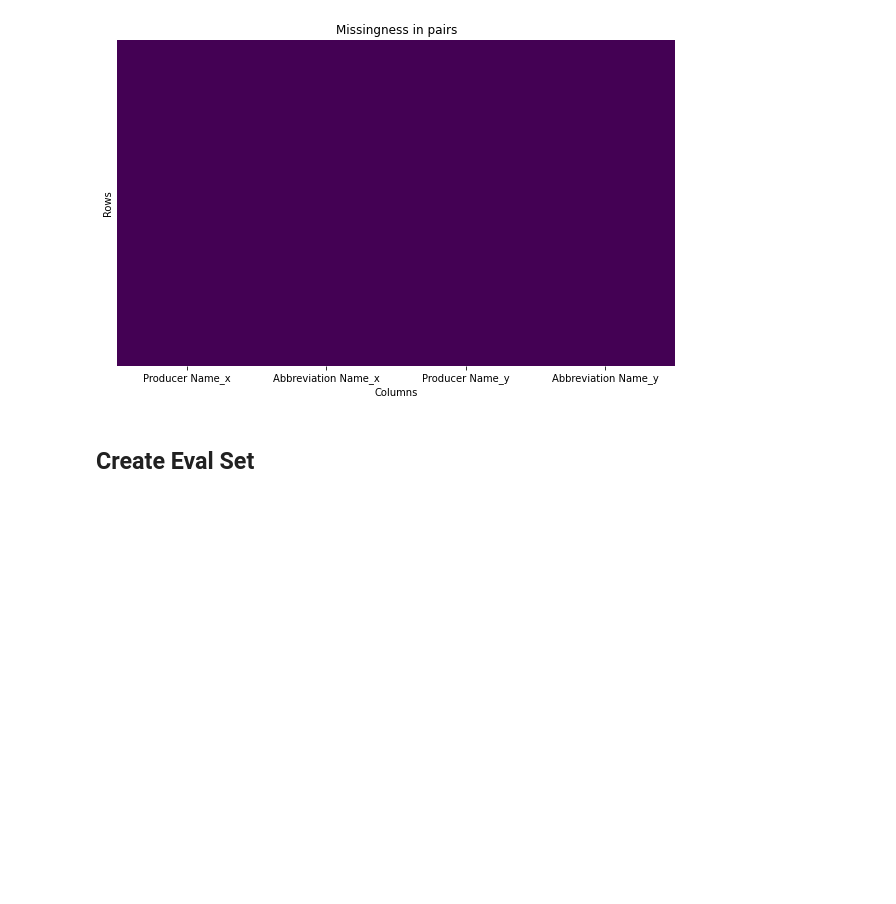
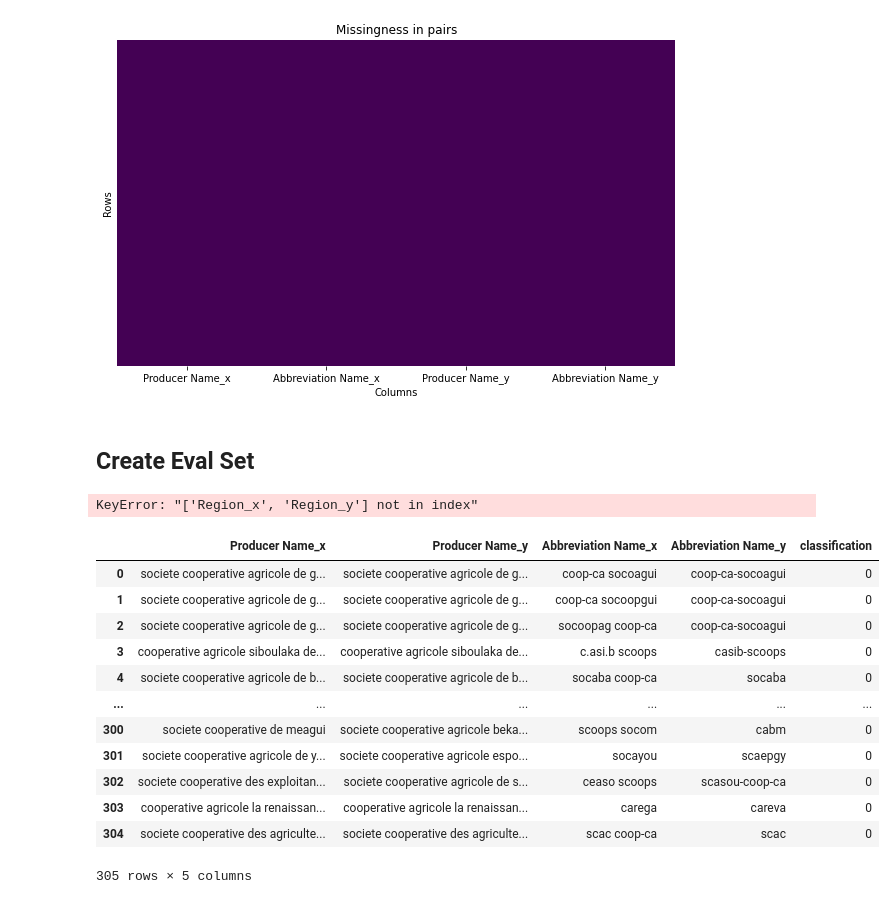
Before and after one commit to MatteoPerona/name-homogenize, a Jupyter notebook: generate_eval_tests.ipynb, the cells around one changed output. Drawn from its saved outputs; the diff is of its cells as text; code cells hidden in the pictures; blank space fills up the shorter version.

Commit message:
started testing methods using eval data

```diff
--- a/generate_eval_tests.ipynb
+++ b/generate_eval_tests.ipynb
@@ -68,22 +68,54 @@ def generate_eval_template(
         top_n.append(processed_pairs.sort_values(by=metric, ascending=False).head(n))
 
     # Concatenate the DataFrames and drop duplicate rows
-    combined_top_n = pd.concat(top_n).drop_duplicates()
+    combined_top_n = pd.concat(top_n)
 
     # Add a column 'classification' and fill it with all 0
     combined_top_n['classification'] = 0
 
     # Select only the producer name and abbreviated name columns
-    result = combined_top_n[['Producer Name_x', 'Producer Name_y', 'Abbreviation Name_x', 'Abbreviation Name_y', 'classification']]
+    result = combined_top_n[[
+        'Producer Name_x',
+        'Producer Name_y',
+        'Abbreviation Name_x',
+        'Abbreviation Name_y',
+        'Region_x',
+        'Region_y',
+        'classification'
+    ]]
+
+    result = result.drop_duplicates()
 
     # Write results to csv
     result.to_csv(output_csv_path, index=False)
 
     return result
 
-generate_eval_template(
+processed_pairs = pd.read_csv('data/outputs/pair_similarity.csv')
+eval_template = generate_eval_template(
     processed_pairs=processed_pairs,
     metrics=['second_half_weighted_similarity', 'tf_idf_similarity_name'],
     output_csv_path='data/outputs/eval_template.csv',
     n=200
 )
+
+eval_template
+# %% [output]
+KeyError: "['Region_x', 'Region_y'] not in index"
+# %%
+eval_template = pd.read_csv('data/outputs/eval_template.csv')
+eval_template
+# %% [output]
+|  | Producer Name_x | Producer Name_y | Abbreviation Name_x | Abbreviation Name_y | classification |
+| 0 | societe cooperative agricole de g... | societe cooperative agricole de g... | coop-ca socoagui | coop-ca-socoagui | 0 |
+| 1 | societe cooperative agricole de g... | societe cooperative agricole de g... | coop-ca socoopgui | coop-ca-socoagui | 0 |
+| 2 | societe cooperative agricole de g... | societe cooperative agricole de g... | socoopag coop-ca | coop-ca-socoagui | 0 |
+| 3 | cooperative agricole siboulaka de... | cooperative agricole siboulaka de... | c.asi.b scoops | casib-scoops | 0 |
+| 4 | societe cooperative agricole de b... | societe cooperative agricole de b... | socaba coop-ca | socaba | 0 |
+| ... | ... | ... | ... | ... | ... |
+| 300 | societe cooperative de meagui | societe cooperative agricole beka... | scoops socom | cabm | 0 |
+| 301 | societe cooperative agricole de y... | societe cooperative agricole espo... | socayou | scaepgy | 0 |
+| 302 | societe cooperative des exploitan... | societe cooperative agricole de s... | ceaso scoops | scasou-coop-ca | 0 |
+| 303 | cooperative agricole la renaissan... | cooperative agricole la renaissan... | carega | careva | 0 |
+| 304 | societe cooperative des agriculte... | societe cooperative des agriculte... | scac coop-ca | scac | 0 |
+305 rows × 5 columns
```
Also changed, not shown: 5 other files.
